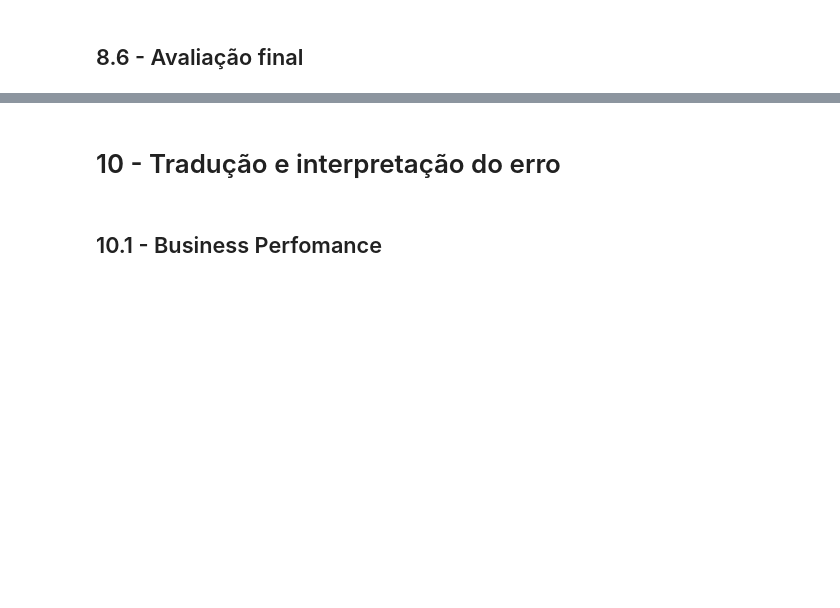
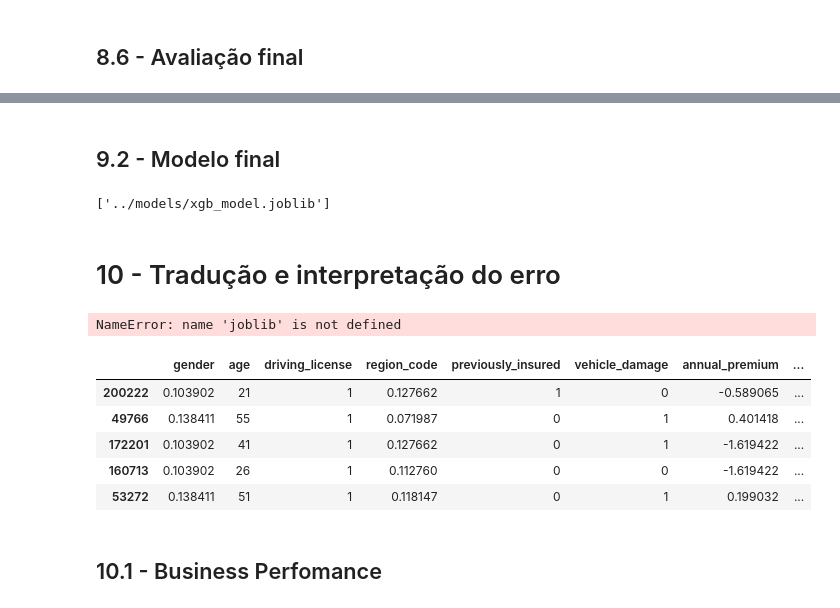
Before and after one commit to jhonatanmarques92/health_insurance_cross_sell, a Jupyter notebook: notebook/health_insurance_cross_sell.ipynb, the cells around one changed output, grey strips where cells are left out. Drawn from its saved outputs; the diff is of its cells as text; code cells hidden in the pictures; blank space fills up the shorter version.

Commit message:
finalizado treinamento do modelo

```diff
--- a/notebook/health_insurance_cross_sell.ipynb
+++ b/notebook/health_insurance_cross_sell.ipynb
@@ -1066,5 +1154,28 @@ df_xgb
+# %% [markdown]
+## 9.2 - Modelo final
+# %%
+joblib.dump(xgb_model, '../models/xgb_model.joblib')
+# %% [output]
+['../models/xgb_model.joblib']
 # %% [markdown]
 # 10 - Tradução e interpretação do erro
+# %%
+xgb_model = joblib.open('../models/xgb_model.joblib')
+# %% [output]
+NameError: name 'joblib' is not defined
+# %%
+df10 = X_test.copy()
+df10['response'] = y_test.copy()
+df10['predict_proba_1'] = y_pred_xgb[:, 1].tolist()
+# %%
+df10.head()
+# %% [output]
+|  | gender | age | driving_license | region_code | previously_insured | vehicle_damage | annual_premium | ... |
+| 200222 | 0.103902 | 21 | 1 | 0.127662 | 1 | 0 | -0.589065 | ... |
+| 49766 | 0.138411 | 55 | 1 | 0.071987 | 0 | 1 | 0.401418 | ... |
+| 172201 | 0.103902 | 41 | 1 | 0.127662 | 0 | 1 | -1.619422 | ... |
+| 160713 | 0.103902 | 26 | 1 | 0.112760 | 0 | 0 | -1.619422 | ... |
+| 53272 | 0.138411 | 51 | 1 | 0.118147 | 0 | 1 | 0.199032 | ... |
 # %% [markdown]
 ## 10.1 - Business Perfomance
 # %% [markdown]
```
Also changed, not shown: parts of 19 cells of this notebook.
